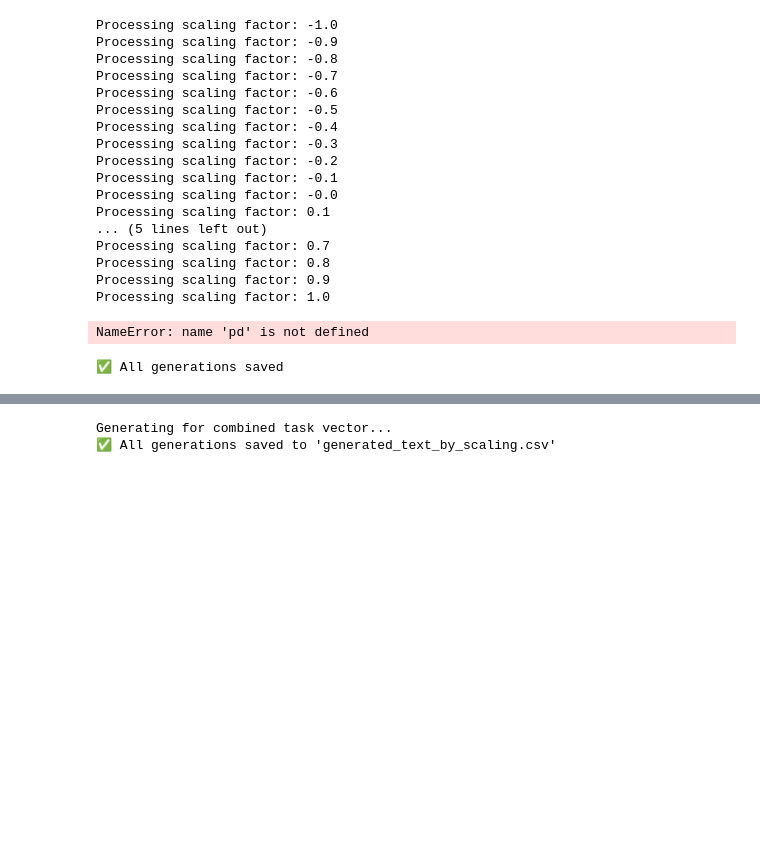
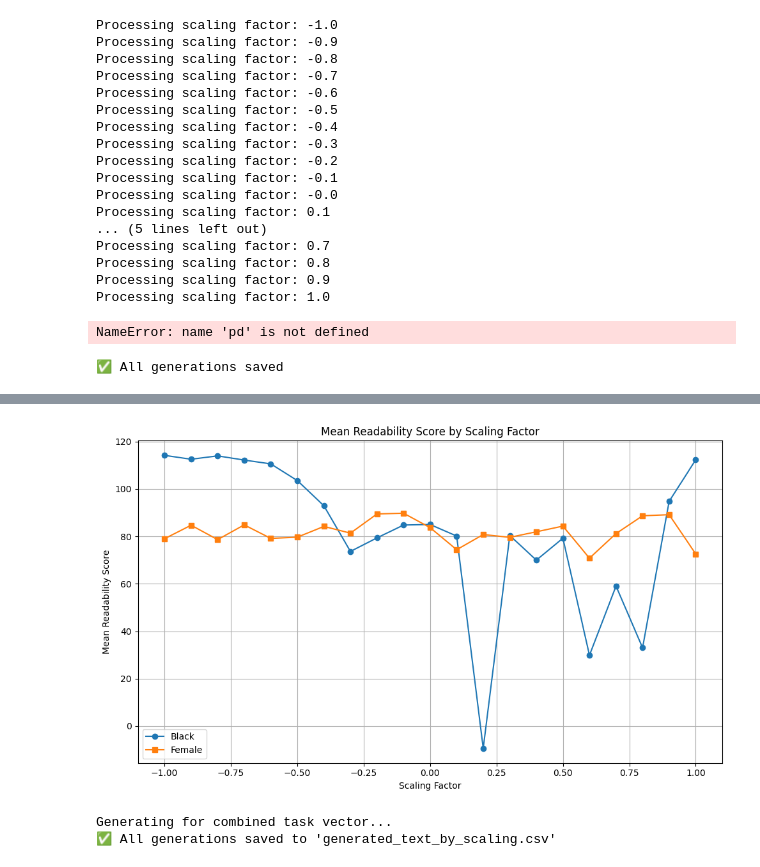
Before and after one commit to VelanderA/Thesis-2025, a Jupyter notebook: extend_experiment/2vector_experiment.ipynb, the cells around one changed output, grey strips where cells are left out. Cells and saved outputs as stored; diff of their text form; code cells hidden in the pictures; blank space fills up the shorter version.

```diff
--- a/extend_experiment/2vector_experiment.ipynb
+++ b/extend_experiment/2vector_experiment.ipynb
@@ -259,3 +471,31 @@ Processing scaling factor: 1.0
+# %%
+import pandas as pd
+import matplotlib.pyplot as plt
+
+# Load both score CSVs
+df1 = pd.read_csv("textstat_scores_black.csv")
+df2 = pd.read_csv("textstat_scores_female.csv")
+
+# Sort by scaling_factor to keep plots consistent
+df1 = df1.sort_values(by="scaling_factor")
+df2 = df2.sort_values(by="scaling_factor")
+
+# Plotting
+plt.figure(figsize=(10, 6))
+
+plt.plot(df1['scaling_factor'], df1['mean_score'], marker='o', label='Black')
+plt.plot(df2['scaling_factor'], df2['mean_score'], marker='s', label='Female')
+
+plt.title("Mean Readability Score by Scaling Factor")
+plt.xlabel("Scaling Factor")
+plt.ylabel("Mean Readability Score")
+plt.legend()
+plt.grid(True)
+plt.tight_layout()
+
+plt.show()
+# %% [output]
+[figure, added]
 # %%
 '''add vectors together'''
 def normalize_weights(param_diff):
```
Also changed, not shown: parts of 13 cells of this notebook, 23 other files.
